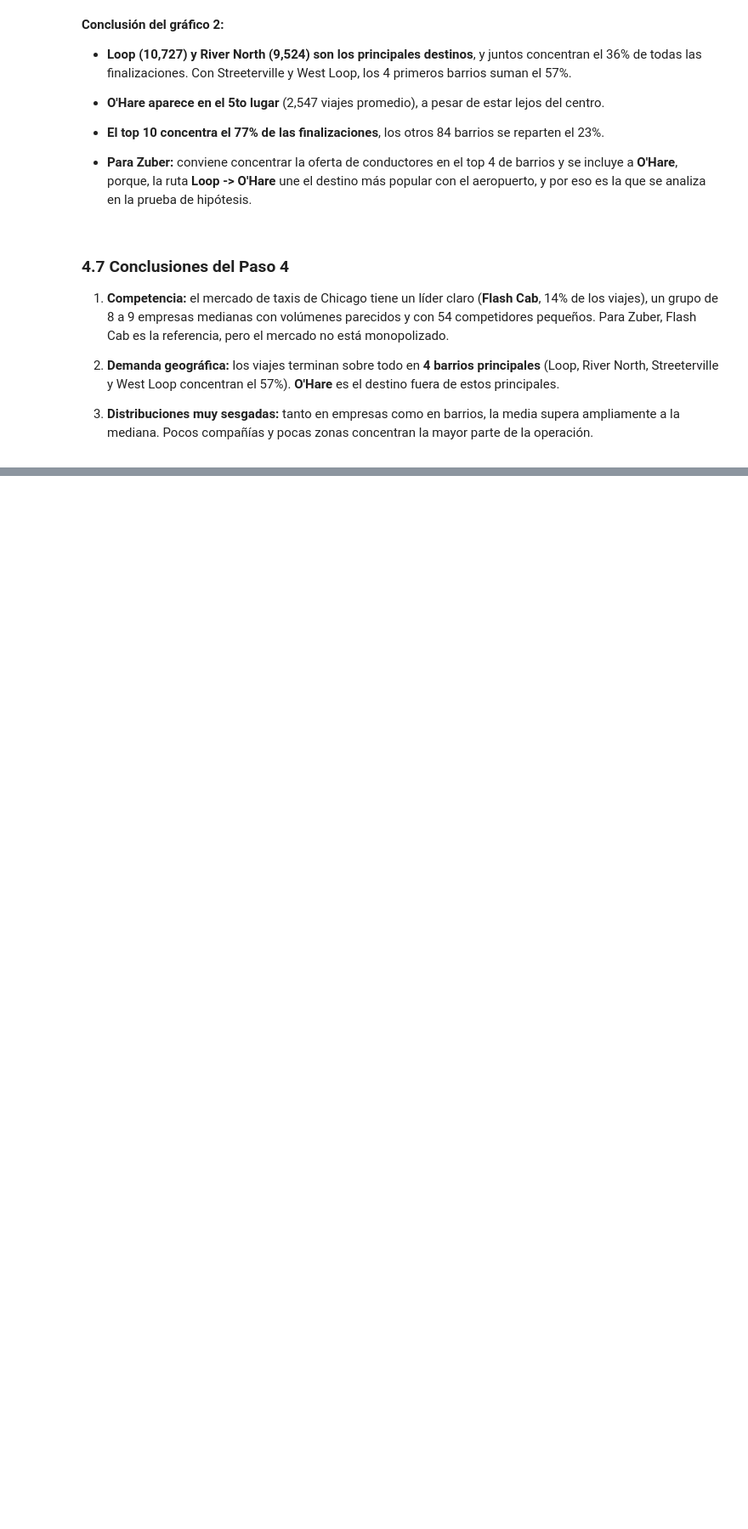
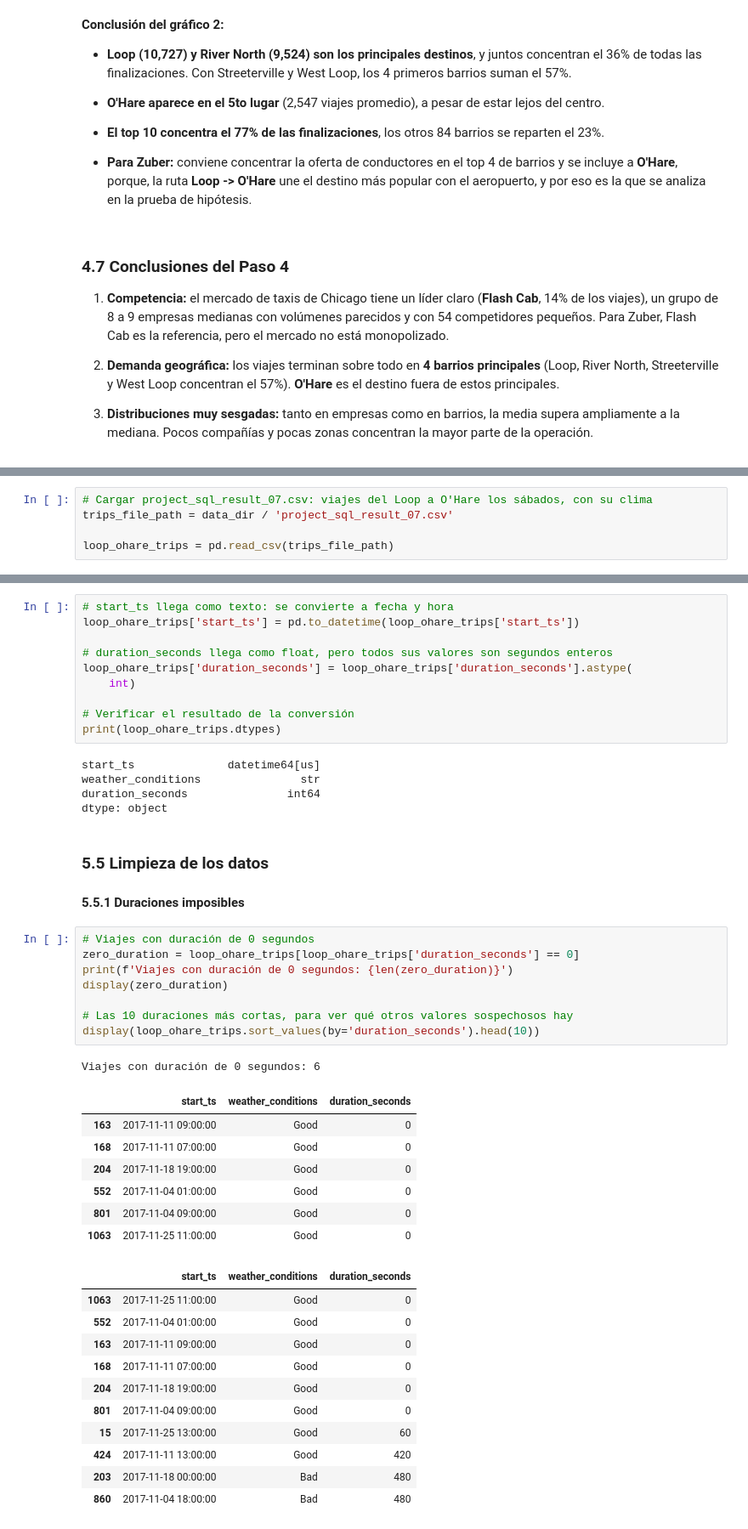
Before and after one commit to Juancho-00/tripleten-data-science, a Jupyter notebook: Sprint 8 - Proyecto 8/notebooks/P08_zuber_taxis_chicago.ipynb, the cells around one changed output, grey strips where cells are left out. Shown at 85% size. Cells and saved outputs as stored; diff of their text form; blank space fills up the shorter version.

```diff
--- a/Sprint 8 - Proyecto 8/notebooks/P08_zuber_taxis_chicago.ipynb
+++ b/Sprint 8 - Proyecto 8/notebooks/P08_zuber_taxis_chicago.ipynb
@@ -817,0 +836,5 @@ plt.show()
+# %%
+# Cargar project_sql_result_07.csv: viajes del Loop a O'Hare los sábados, con su clima
+trips_file_path = data_dir / 'project_sql_result_07.csv'
+
+loop_ohare_trips = pd.read_csv(trips_file_path)
@@ -817,0 +937,47 @@ plt.show()
+# %%
+# start_ts llega como texto: se convierte a fecha y hora
+loop_ohare_trips['start_ts'] = pd.to_datetime(loop_ohare_trips['start_ts'])
+
+# duration_seconds llega como float, pero todos sus valores son segundos enteros
+loop_ohare_trips['duration_seconds'] = loop_ohare_trips['duration_seconds'].astype(
+    int)
+
+# Verificar el resultado de la conversión
+print(loop_ohare_trips.dtypes)
+# %% [output]
+start_ts              datetime64[us]
+weather_conditions               str
+duration_seconds               int64
+dtype: object
+# %% [markdown]
+### 5.5 Limpieza de los datos
+
+#### 5.5.1 Duraciones imposibles
+# %%
+# Viajes con duración de 0 segundos
+zero_duration = loop_ohare_trips[loop_ohare_trips['duration_seconds'] == 0]
+print(f'Viajes con duración de 0 segundos: {len(zero_duration)}')
+display(zero_duration)
+
+# Las 10 duraciones más cortas, para ver qué otros valores sospechosos hay
+display(loop_ohare_trips.sort_values(by='duration_seconds').head(10))
+# %% [output]
+Viajes con duración de 0 segundos: 6
+|  | start_ts | weather_conditions | duration_seconds |
+| 163 | 2017-11-11 09:00:00 | Good | 0 |
+| 168 | 2017-11-11 07:00:00 | Good | 0 |
+| 204 | 2017-11-18 19:00:00 | Good | 0 |
+| 552 | 2017-11-04 01:00:00 | Good | 0 |
+| 801 | 2017-11-04 09:00:00 | Good | 0 |
+| 1063 | 2017-11-25 11:00:00 | Good | 0 |
+|  | start_ts | weather_conditions | duration_seconds |
+| 1063 | 2017-11-25 11:00:00 | Good | 0 |
+| 552 | 2017-11-04 01:00:00 | Good | 0 |
+| 163 | 2017-11-11 09:00:00 | Good | 0 |
+| 168 | 2017-11-11 07:00:00 | Good | 0 |
+| 204 | 2017-11-18 19:00:00 | Good | 0 |
+| 801 | 2017-11-04 09:00:00 | Good | 0 |
+| 15 | 2017-11-25 13:00:00 | Good | 60 |
+| 424 | 2017-11-11 13:00:00 | Good | 420 |
+| 203 | 2017-11-18 00:00:00 | Bad | 480 |
+| 860 | 2017-11-04 18:00:00 | Bad | 480 |
```
Also changed, not shown: parts of 29 cells of this notebook, 2 other files.
